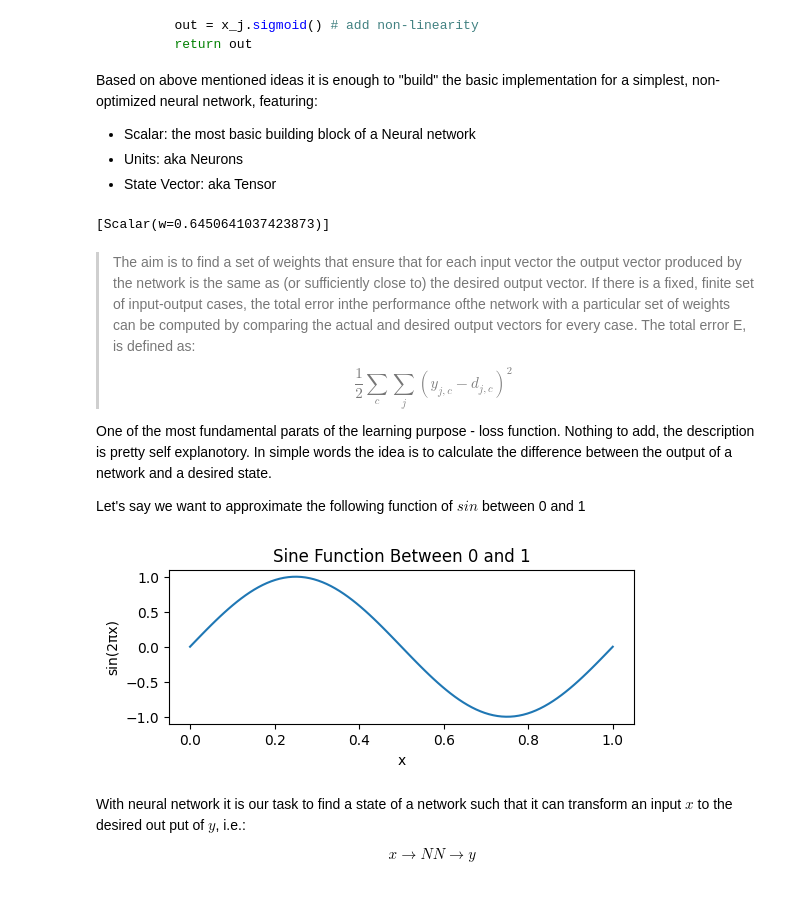
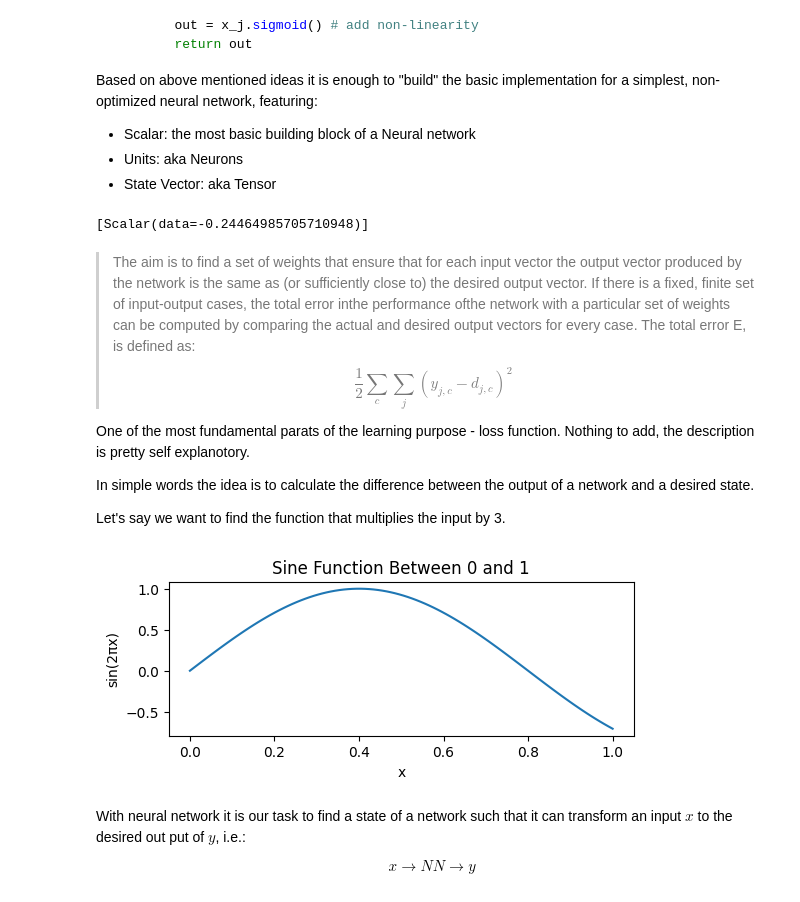
Before and after one commit to kturaevv/papers, a Jupyter notebook: learning_representations_by_backpropagating_errors/notes.ipynb, the cells around one changed output. Saved outputs shown, nothing was run; the diff lists cells and outputs as text; code cells hidden in the pictures.

```diff
--- a/learning_representations_by_backpropagating_errors/notes.ipynb
+++ b/learning_representations_by_backpropagating_errors/notes.ipynb
@@ -54,7 +54,7 @@ class Scalar:
         self.data: float = data if data is not None else random.uniform(-1, 1)
 
     def __repr__(self) -> str:
-        return f"Scalar(w={self.data})"
+        return f"Scalar(data={self.data})"
 
     def __add__(self, other: "Scalar") -> "Scalar":
         if not isinstance(other, Scalar):
@@ -102,19 +102,19 @@ class Scalar:
     def sigmoid(self) -> "Scalar":
         return Scalar(1 / (1 + math.exp(-self.data)))
 
+    def tanh(self) -> "Scalar":
+        return Scalar(math.tanh(self.data))
+
 
 class Units: # aka a single Neuron
 
     def __init__(self, n_in: int) -> None:
         self.w: list[Scalar] = [Scalar(random.uniform(-1, 1)) for _ in range(n_in)]
-        self.bias: float = Scalar(1.0)
+        self.bias: Scalar = Scalar(1.0)
 
     def __call__(self, y: list["Scalar"]) -> "Units":
-        if len(y) != len(self.w):
-            raise BaseException("Incorrect Dimensions")
-
         x_j: Scalar = sum((y_i * w_ji for y_i, w_ji in zip(y, self.w)), self.bias)
-        out = x_j.sigmoid()
+        out = x_j.tanh()
         return out
 
     def __repr__(self) -> str:
@@ -151,8 +151,7 @@ class StateVector: # aka Tensor
 
 
 class NeuralNetwork:
-    def __init__(self, n_in, layers: list[StateVector]) -> None:
-        self.n_in = n_in
+    def __init__(self, layers: list[StateVector]) -> None:
         self.layers: list[StateVector] = layers
 
     def __call__(self, x: list["Scalar"]):
@@ -163,14 +162,13 @@ class NeuralNetwork:
     def parameters(self) -> list[Scalar]:
         return [weights for layer in self.layers for weights in layer.parameters()]
 
-mlp = NeuralNetwork(1, [
-    StateVector(1, 10),
-    StateVector(10, 10),
+MLP = NeuralNetwork([
+    StateVector(3, 10),
     StateVector(10, 1)
 ])
-mlp([1])
+MLP([1])
 # %% [output]
-[Scalar(w=0.6450641037423873)]
+[Scalar(data=-0.24464985705710948)]
 # %% [markdown]
 > The aim is to find a set of weights that ensure that for each
 > input vector the output vector produced by the network is the
@@ -182,30 +180,28 @@ mlp([1])
 > $$ \dfrac{1}{2} \sum_{c} \sum_{j} (y_{j,c} - d_{j,c})^2 $$
 
 One of the most fundamental parats of the learning purpose - loss function. Nothing to add, the description is pretty self explanotory.
+
 In simple words the idea is to calculate the difference between the output of a network and a desired state.
 
-Let's say we want to approximate the following function of $sin$ between 0 and 1
+Let's say we want to find the function that multiplies the input by 3.
 # %%
 import numpy as np
 import matplotlib.pyplot as plt
 
 # Generating values from 0 to 1
-x = np.linspace(0, 1, 100)
+X = np.linspace(0, 1, 100)
 # Calculating the sine of these values
-y = np.sin(2 * np.pi * x)
+Y = np.sin(5/4 * np.pi * X)
 
 # Plotting the function
 plt.figure(figsize=(6, 2))
-plt.plot(x, y, label='sin(2πx)')
+plt.plot(X, Y, label='sin(2πx)')
 plt.title('Sine Function Between 0 and 1')
 plt.xlabel('x')
 plt.ylabel('sin(2πx)')
 plt.show()
-
-x = x.tolist()
-y = y.tolist()
 # %% [output]
-[figure, old version]
+[figure, new version]
 # %% [markdown]
 With neural network it is our task to find a state of a network such that it can transform an input $x$ to the desired out put of $y$, i.e.:
 
```
Also changed, not shown: parts of 6 cells of this notebook, 1 other file.
